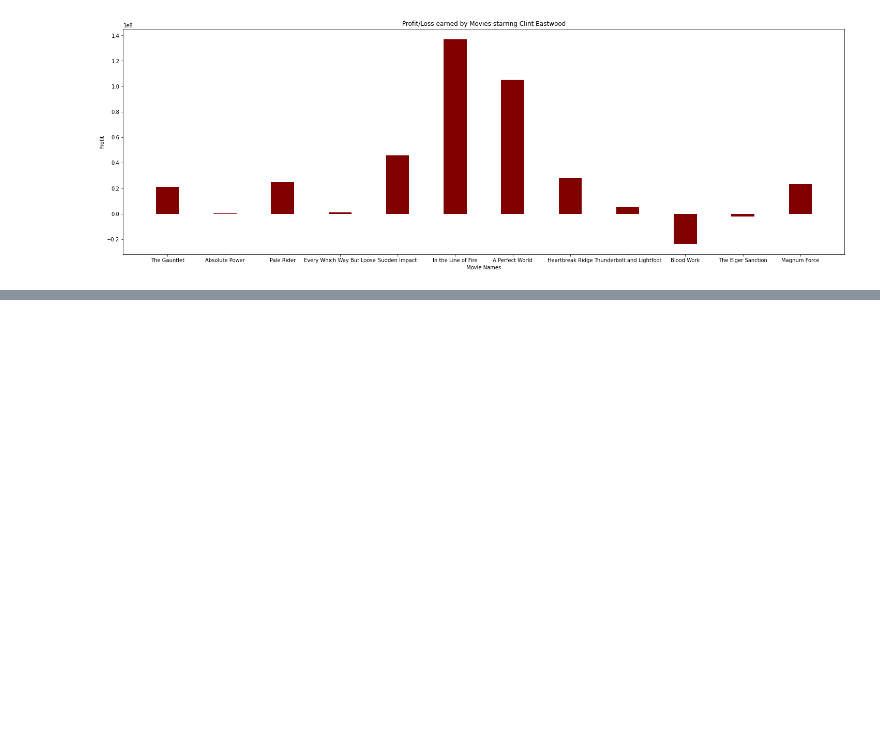
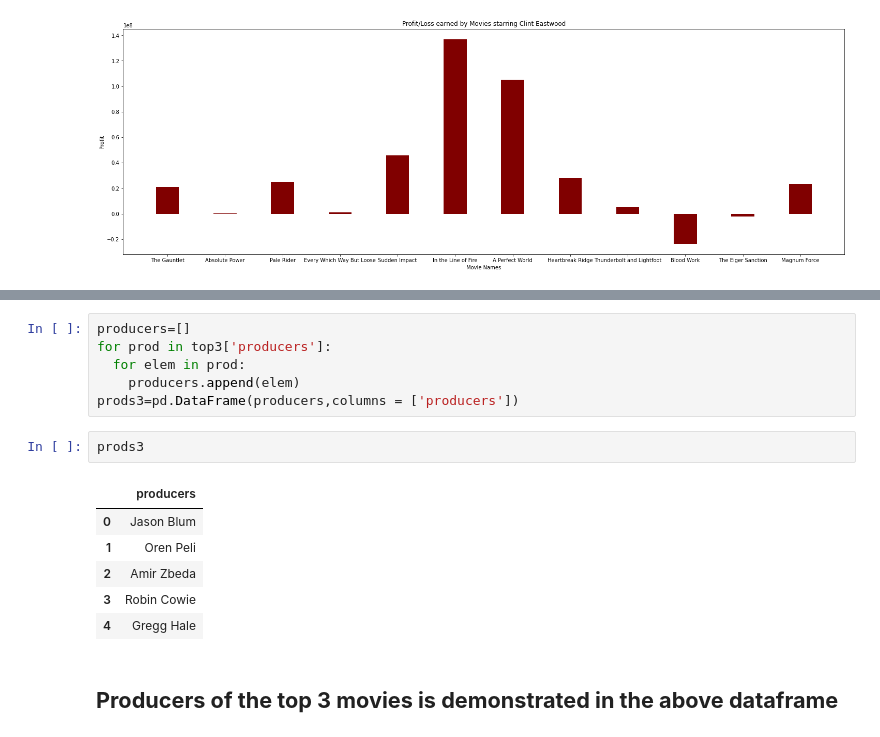
Before and after one commit to ajinkyajumde/imdbdata, a Jupyter notebook: Copy_of_M1W3_Guided_Project_EDA_on_IMDB_Dataset.ipynb, the cells around one changed output, grey strips where cells are left out. Cells and saved outputs as stored; diff of their text form; blank space fills up the shorter version.

```diff
--- a/Copy_of_M1W3_Guided_Project_EDA_on_IMDB_Dataset.ipynb
+++ b/Copy_of_M1W3_Guided_Project_EDA_on_IMDB_Dataset.ipynb
@@ -494,0 +507,17 @@ plt.show()
+# %%
+producers=[]
+for prod in top3['producers']:
+  for elem in prod:
+    producers.append(elem)
+prods3=pd.DataFrame(producers,columns = ['producers'])
+# %%
+prods3
+# %% [output]
+|  | producers |
+| 0 | Jason Blum |
+| 1 | Oren Peli |
+| 2 | Amir Zbeda |
+| 3 | Robin Cowie |
+| 4 | Gregg Hale |
+# %% [markdown]
+## **Producers of the top 3 movies is demonstrated in the above dataframe**
```
Also changed, not shown: parts of 14 cells of this notebook.
